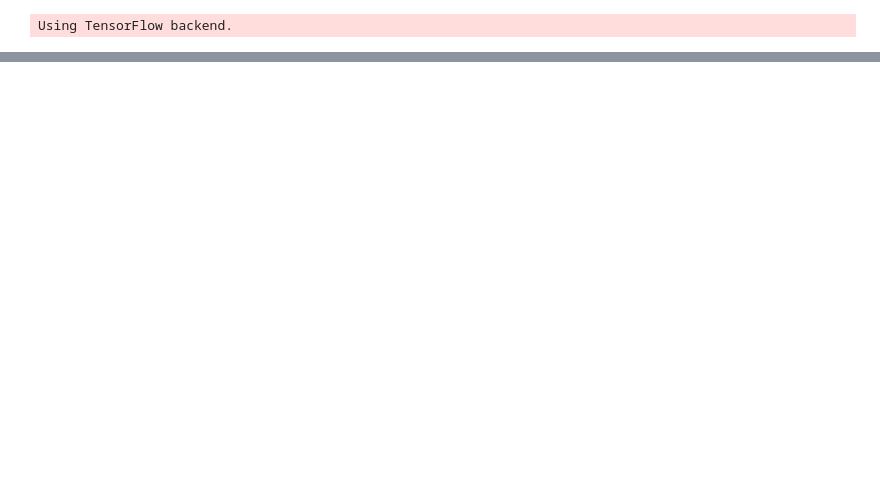
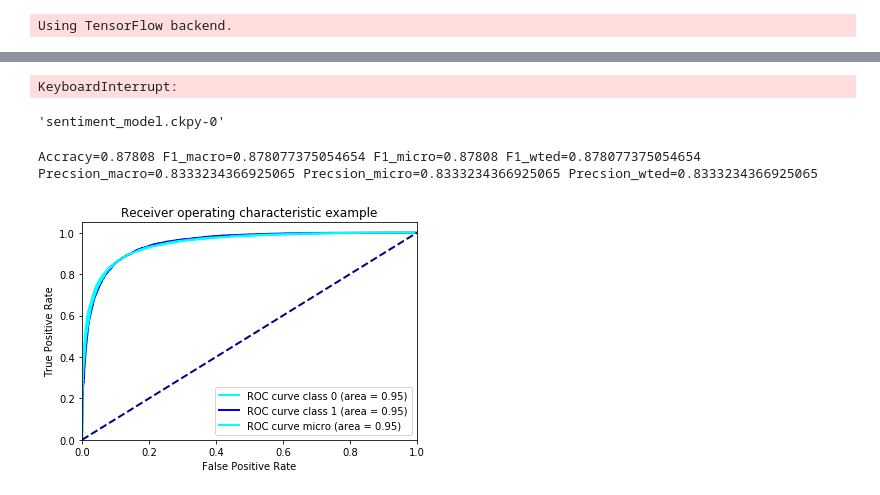
Before and after one commit to lingzerol/sentiment_analysis, a Jupyter notebook: Main.ipynb, the cells around one changed output, grey strips where cells are left out. Cells and saved outputs as stored; diff of their text form; code cells hidden in the pictures; blank space fills up the shorter version.

```diff
--- a/Main.ipynb
+++ b/Main.ipynb
@@ -160,0 +212,9 @@ print(sum(ACCURACY)/len(ACCURACY))
+# %%
+save_data("./test_data.csv",test_texts,test_features)
+# %% [output]
+KeyboardInterrupt:
+# %%
+saver=tf.train.Saver()
+saver.save(sess,"sentiment_model.ckpy",global_step=0)
+# %% [output]
+'sentiment_model.ckpy-0'
@@ -160,0 +237,50 @@ print(sum(ACCURACY)/len(ACCURACY))
+# %%
+print_evaluation_scores(test_labels,predicted)
+# %% [output]
+Accracy=0.87808 F1_macro=0.878077375054654 F1_micro=0.87808 F1_wted=0.878077375054654 Precsion_macro=0.8333234366925065 Precsion_micro=0.8333234366925065 Precsion_wted=0.8333234366925065
+# %%
+from sklearn.metrics import roc_curve,auc
+def roc_accuracy(y,predicted,n_classes):
+    color=["aqua","blue","coral","cyan","gold"]
+    fpr = dict()
+    tpr = dict()
+    roc_auc = dict()
+    for i in range(n_classes):
+        fpr[i], tpr[i], _ = roc_curve(y[:, i], predicted[:, i])
+        roc_auc[i] = auc(fpr[i], tpr[i])
+
+    # Compute micro-average ROC curve and ROC area
+    fpr["micro"], tpr["micro"], _ = roc_curve(y.ravel(), predicted.ravel())
+    roc_auc["micro"] = auc(fpr["micro"], tpr["micro"])
+
+    plt.figure()
+    for i in range(n_classes):
+        plt.plot(fpr[i],tpr[i],color=color[i],lw=2,label="ROC curve class %d (area = %0.2f)"%(i,roc_auc[i]))
+    plt.plot(fpr['micro'],tpr['micro'],color=color[n_classes+1],lw=2,label="ROC curve micro (area = %0.2f)"%(roc_auc['micro']))
+
+    plt.plot([0,1],[0,1],color='navy',lw=2,linestyle='--')
+    plt.xlim([0.0,1.0])
+    plt.ylim([0.0,1.05])
+    plt.xlabel("False Positive Rate")
+    plt.ylabel("True Positive Rate")
+    plt.title('Receiver operating characteristic example')
+    plt.legend(loc="lower right")
+    plt.show()
+# %%
+y=[]
+predicted_y=[]
+
+for i in range(len(predicted)):
+    predicted_y.append([1-predicted[i],predicted[i]])
+
+    y.append([1-test_labels[i],test_labels[i]])
+
+y=np.array(y)
+predicted_y=np.array(predicted_y)
+# %%
+
+
+
+roc_accuracy(y,predicted_y,2)
+# %% [output]
+[figure, added]
```
Also changed, not shown: parts of 54 cells of this notebook.
